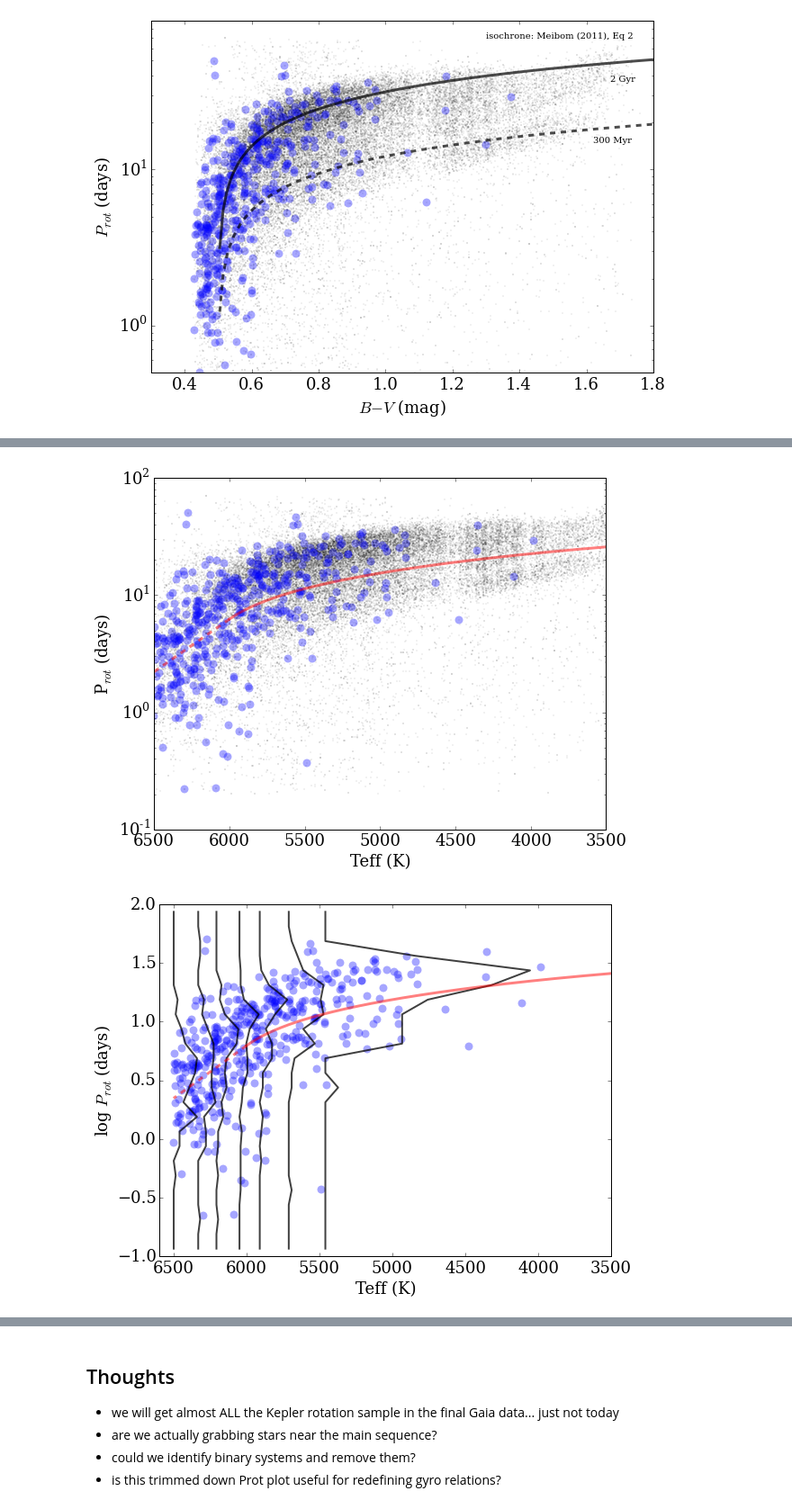
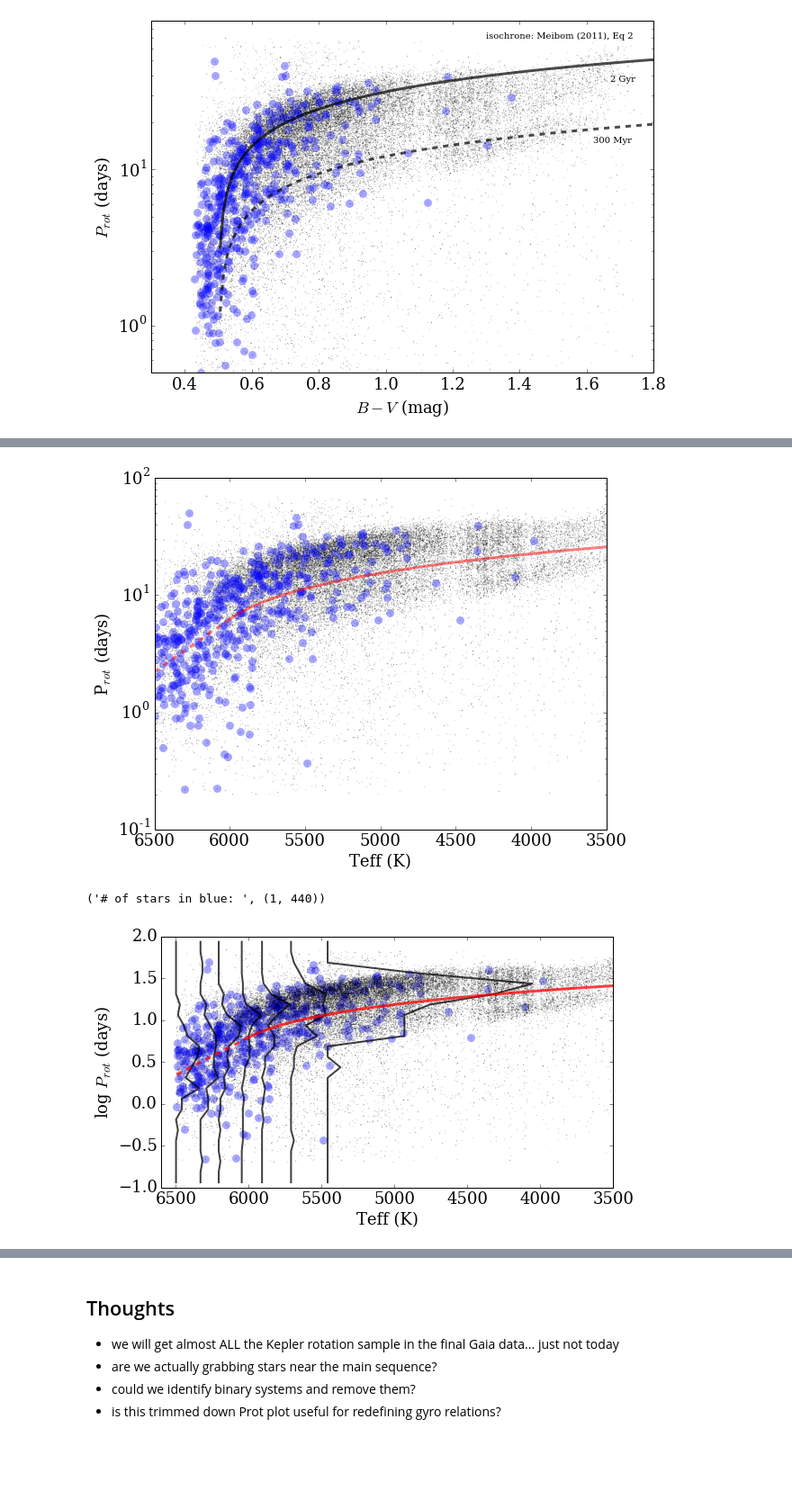
Before and after one commit to jradavenport/gaia_rot, a Jupyter notebook: explore.ipynb, the cells around one changed output, grey strips where cells are left out. Shown at 90% size. Cells and saved outputs as stored; diff of their text form; code cells hidden in the pictures; blank space fills up the shorter version.

```diff
--- a/explore.ipynb
+++ b/explore.ipynb
@@ -315,9 +318,3 @@ plt.ylabel('$P_{rot}$ (days)')
 plt.savefig('gyrochrones.png', bbox_inches='tight', pad_inches=0.25)
 # %% [output]
 [figure]
-# %%
-# make histograms of period for bins of temp
-clrs = ['k', 'purple','blue', 'orange', 'red']
-for k in range(5):
-    x = np.where((gaia[u'Teff'].values[ok][msok] >k*200+5500) & (gaia[u'Teff'].values[ok][msok] <= k*200+5600))
-    _ = plt.hist(np.log10(gaia[u'Prot'].values[ok][msok][x]), alpha=0.5, bins=10, lw=0, color=clrs[k])
@@ -371,12 +385,12 @@ def EqBins(obj, N):
 # %%
 # make gyro plot again, but put isochrones on in Teff units
 B_V = teff2bv(gaia[u'Teff'].values, np.median(gaia[u'log(g)'].values), 0)
-
 ss = np.argsort(B_V)
 sb = np.argsort(gaia[u'Teff'].values)
-
 mid_iso = MM09e2(B_V, 600)
 
+
+#####
 plt.figure(figsize=(9,7))
 cm = plt.cm.get_cmap('Spectral')
 plt.scatter(gaia[u'Teff'], gaia[u'Prot'], s=2, alpha=0.15, c='k', lw=0, rasterized=True)
@@ -385,25 +399,33 @@ plt.scatter(gaia[u'Teff'].values[ok][msok],
             gaia[u'Prot'].values[ok][msok],
             s=80, alpha=0.35, lw=0, rasterized=True)
 
+# add lines of constant Rossby number
+# ms = np.where((iso1['stage'] <= 1))
+# for Ro in [0.01, 0.1, 1]:
+#     plt.plot(10.**iso1['logTe'].values[ms],
+#              (Ro * _tau(iso1['M_ini'].values[ms])),
+#              lw=3, alpha=0.6, c='k')
+
+
+# plot the isochrone
 iok = np.where((gaia[u'Teff'].values[sb] < 6000) & (gaia[u'Teff'].values[sb] > 3500))
 plt.plot(gaia[u'Teff'].values[sb][iok], mid_iso[sb][iok], c='red', lw=3, alpha=0.5)
 
-# extend the isochrone hotter
+# extend the isochrone by hand
 xx = gaia[u'Teff'].values[sb][iok]
 yy = np.log10(mid_iso[sb][iok])
-m = (yy[-20] - yy[-1]) / (xx[-20] - xx[-1])
+bpoint = -20
+m = (yy[bpoint] - yy[-1]) / (xx[bpoint] - xx[-1])
 b = yy[-1] - m*xx[-1]
-
+# plot the isochrone extension
 plt.plot(np.arange(6000,6600,100), 10.**(np.arange(6000,6600,100)*m+b), c='red', lw=3, alpha=0.5, linestyle='dashed')
 
+
 plt.xlim(6500,3500)
-
 plt.yscale('log')
 plt.xlabel('Teff (K)')
 plt.ylabel('P$_{rot}$ (days)')
 
-# plt.title('Stars close to main sequence')
-
 plt.savefig('fig4alt.png', dpi=300, bbox_inches='tight', pad_inches=0.25)
 # %% [output]
-[figure, old version]
+[figure, new version]
@@ -410,38 +443,41 @@ plt.savefig('fig4alt.png', dpi=300, bbox_inches='tight', pad_inches=0.25)
 # %%
 # emulate the classic McQuillan stacked histogram plot, now with equal number star bins
-plt.figure(figsize=(9,7))
+plt.figure(figsize=(9,5))
 plt.scatter(gaia[u'Teff'].values[ok][msok],
             np.log10(gaia[u'Prot'].values[ok][msok]),
             s=80, alpha=0.35, lw=0)
+print('# of stars in blue: ', np.shape(msok))
+
+plt.scatter(gaia[u'Teff'], np.log10(gaia[u'Prot']), s=2, alpha=0.15, c='k', lw=0, rasterized=True)
 
 Nbins = 7
 Tbins = EqBins(gaia[u'Teff'].values[ok][msok], Nbins)
 
 pbins = np.linspace(-1, 2, 25)
 
 for k in range(Nbins):
     x = np.where((gaia[u'Teff'].values[ok][msok] >= Tbins[k]) &
                  (gaia[u'Teff'].values[ok][msok] <= Tbins[k+1]))
 
     if len(x[0]) > 0:
         yhist, bin_edges = np.histogram(np.log10(gaia[u'Prot'].values[ok][msok][x]), bins=pbins)
 
         bsize = np.float(Tbins[k+1] - Tbins[k])
         plt.plot(-yhist*bsize/np.nanmax(yhist)*0.95 + Tbins[k+1],
                  (bin_edges[1:]+bin_edges[0:-1])/2., c='k', lw=2, alpha=0.75)
 
+
 plt.xlim(6600,3500)
 plt.ylim(-1,2)
 
-plt.plot(gaia[u'Teff'].values[sb][iok], np.log10(mid_iso[sb][iok]), c='red', lw=3, alpha=0.5)
-plt.plot(np.arange(6000,6600,100), (np.arange(6000,6600,100)*m+b), c='red', lw=3, alpha=0.5, linestyle='dashed')
-
+plt.plot(gaia[u'Teff'].values[sb][iok], np.log10(mid_iso[sb][iok]), c='red', lw=3, alpha=0.75)
+plt.plot(np.arange(6000,6600,100), (np.arange(6000,6600,100)*m+b), c='red', lw=3, alpha=0.75, linestyle='dashed')
 
 plt.xlabel('Teff (K)')
 plt.ylabel('log $P_{rot}$ (days)')
-# plt.title('Stars close to main sequence')
-plt.savefig('fig5.png', dpi=300, bbox_inches='tight', pad_inches=0.25)
+plt.savefig('fig4.png', dpi=300, bbox_inches='tight', pad_inches=0.25)
 # %% [output]
+('# of stars in blue: ', (1, 440))
-[figure, old version]
+[figure, new version]
 # %%
 # now count how many stars are above or below this "mid-point isochrone"
```
Also changed, not shown: parts of 18 cells of this notebook, 2 other files.
